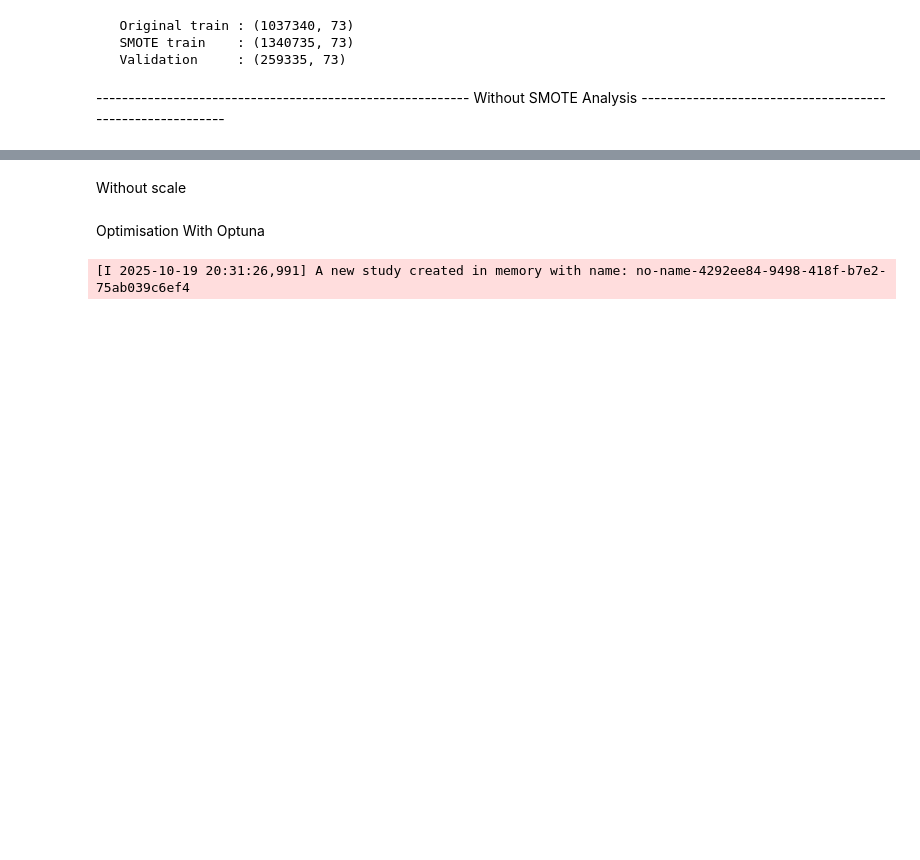
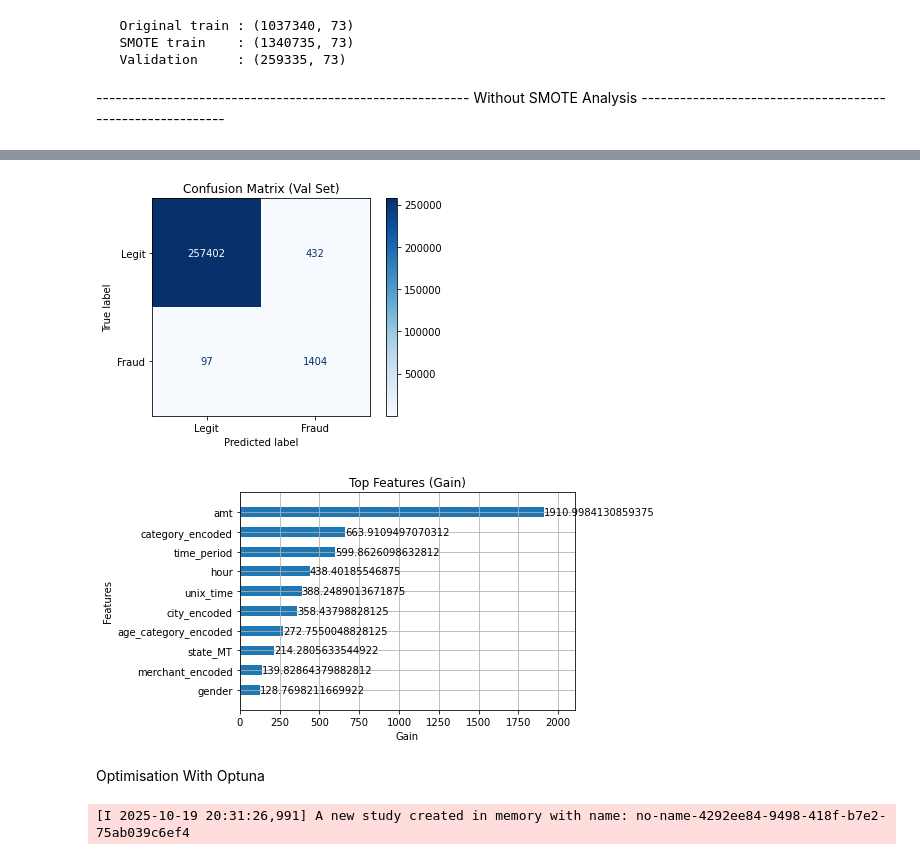
Before and after one commit to Bobibou/Machine-Learnig-for-Cybersecurity---Credit-Card-Fraud-Detection-, a Jupyter notebook: notebooks/XGBoost.ipynb, the cells around one changed output, grey strips where cells are left out. Drawn from its saved outputs; the diff is of its cells as text; code cells hidden in the pictures; blank space fills up the shorter version.

```diff
--- a/notebooks/XGBoost.ipynb
+++ b/notebooks/XGBoost.ipynb
@@ -214,8 +214,23 @@ F1-Score  :     84.1474 %
 Recall    :     93.5376 %
 ROC-AUC   :     99.8066 %
 PR-AUC    :     95.5100 %
-# %% [markdown]
-Without scale
+# %%
+from sklearn.metrics import confusion_matrix, ConfusionMatrixDisplay
+import matplotlib.pyplot as plt
+
+cm = confusion_matrix(y_val, y_pred_base)
+disp = ConfusionMatrixDisplay(confusion_matrix=cm, display_labels=['Legit', 'Fraud'])
+disp.plot(cmap='Blues')
+plt.title('Confusion Matrix (Val Set)')
+plt.show()
+
+plot_importance(xgboost_model, max_num_features=10, importance_type='gain', xlabel='Gain', height=0.5)
+
+plt.title('Top Features (Gain)')
+plt.show()
+# %% [output]
+[figure, added]
+[figure, added]
 # %% [markdown]
 Optimisation With Optuna
 # %%
```
Also changed, not shown: parts of 9 cells of this notebook.
